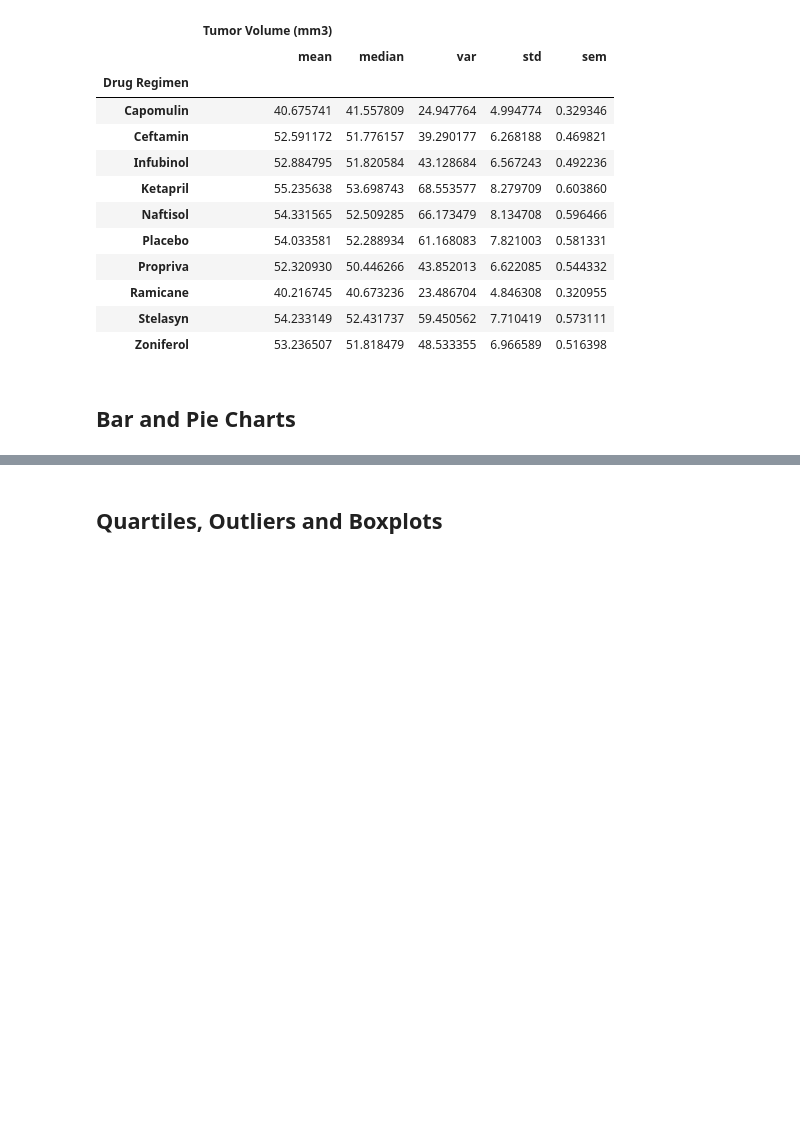
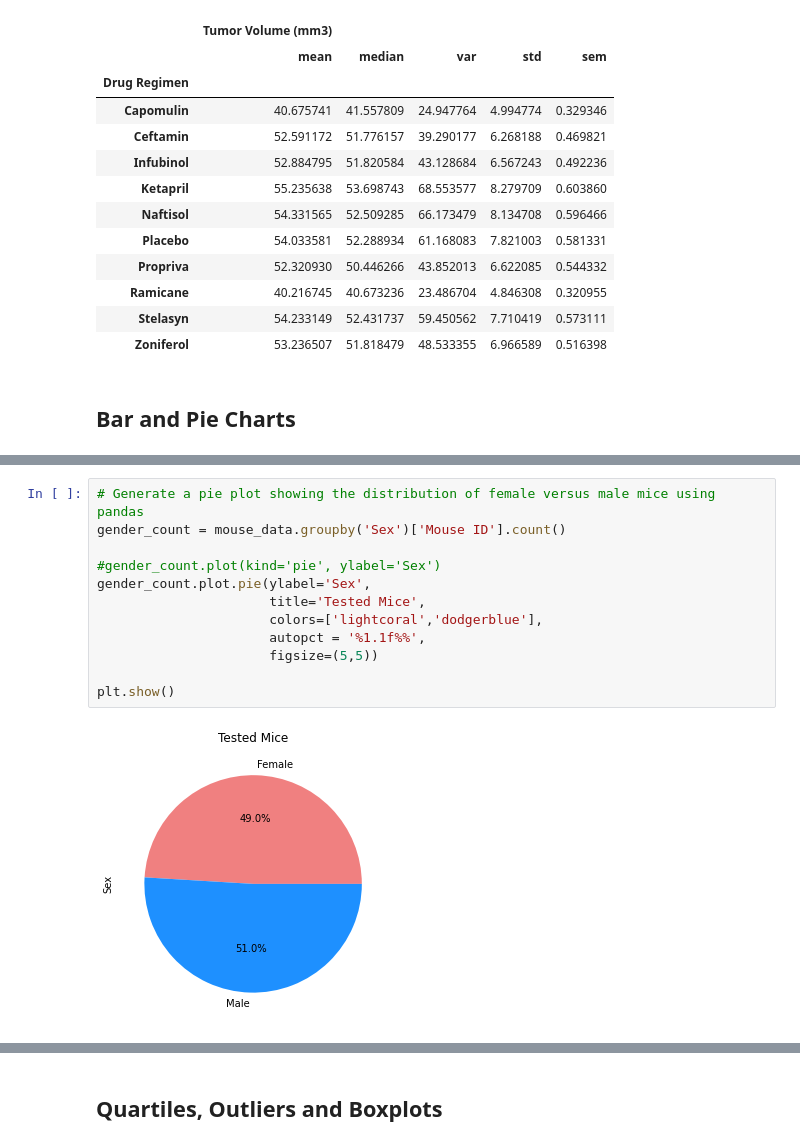
Before and after one commit to SwervingMage86/matplotlib-challenge, a Jupyter notebook: Pymaceuticals/pymaceuticals.ipynb, the cells around one changed output, grey strips where cells are left out. Saved outputs shown, nothing was run; the diff lists cells and outputs as text; blank space fills up the shorter version.

```diff
--- a/Pymaceuticals/pymaceuticals.ipynb
+++ b/Pymaceuticals/pymaceuticals.ipynb
@@ -173 +194,15 @@ drug_df
+# %%
+# Generate a pie plot showing the distribution of female versus male mice using pandas
+gender_count = mouse_data.groupby('Sex')['Mouse ID'].count()
+
+#gender_count.plot(kind='pie', ylabel='Sex')
+gender_count.plot.pie(ylabel='Sex',
+                      title='Tested Mice',
+                      colors=['lightcoral','dodgerblue'],
+                      autopct = '%1.1f%%',
+                      figsize=(5,5))
+
+plt.show()
+# %% [output]
+[figure, added]
 # %%
```
Also changed, not shown: parts of 4 cells of this notebook.
